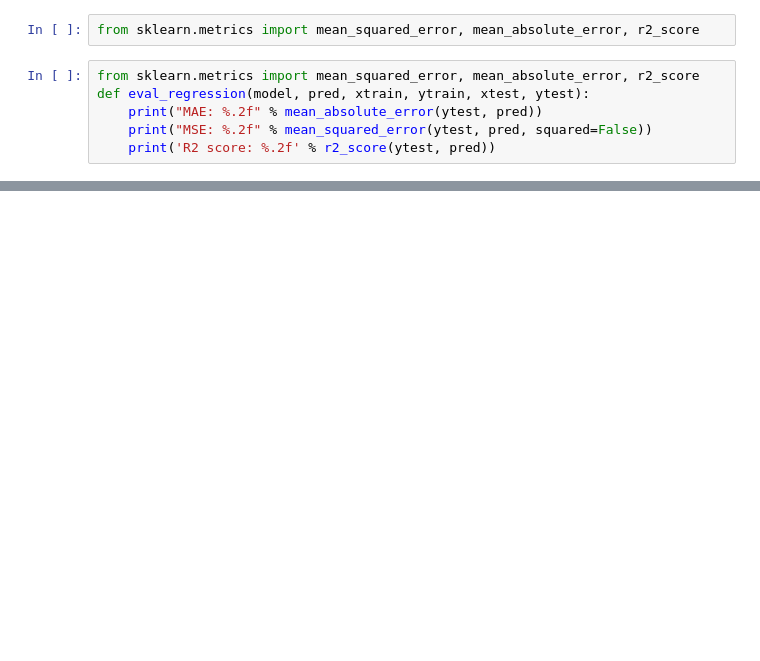
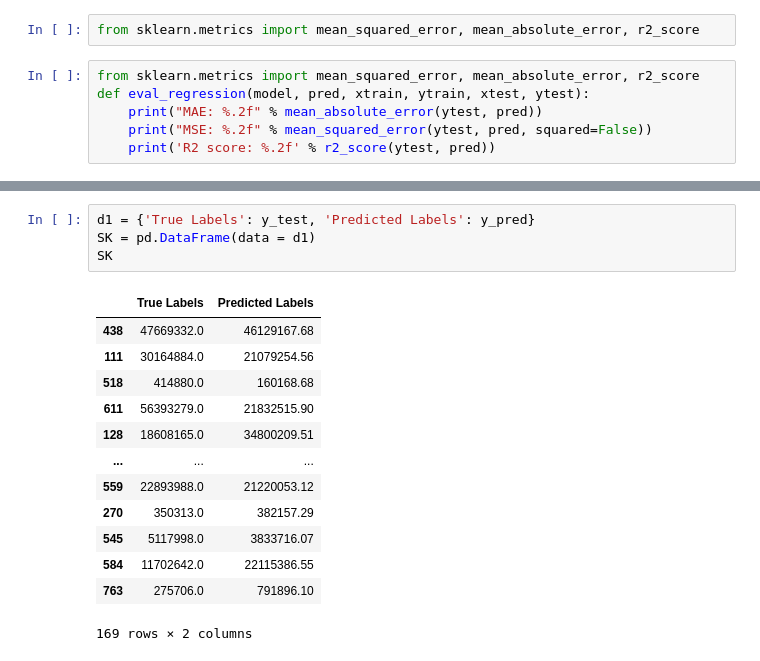
Before and after one commit to minh10022001/YoutubeData, a Jupyter notebook: analysis_predict.ipynb, the cells around one changed output, grey strips where cells are left out. Saved outputs shown, nothing was run; the diff lists cells and outputs as text; blank space fills up the shorter version.

```diff
--- a/analysis_predict.ipynb
+++ b/analysis_predict.ipynb
@@ -354,0 +420,18 @@ R2 score: 0.77
+# %%
+d1 = {'True Labels': y_test, 'Predicted Labels': y_pred}
+SK = pd.DataFrame(data = d1)
+SK
+# %% [output]
+|  | True Labels | Predicted Labels |
+| 438 | 47669332.0 | 46129167.68 |
+| 111 | 30164884.0 | 21079254.56 |
+| 518 | 414880.0 | 160168.68 |
+| 611 | 56393279.0 | 21832515.90 |
+| 128 | 18608165.0 | 34800209.51 |
+| ... | ... | ... |
+| 559 | 22893988.0 | 21220053.12 |
+| 270 | 350313.0 | 382157.29 |
+| 545 | 5117998.0 | 3833716.07 |
+| 584 | 11702642.0 | 22115386.55 |
+| 763 | 275706.0 | 791896.10 |
+169 rows × 2 columns
```
Also changed, not shown: parts of 33 cells of this notebook, 5 other files.
